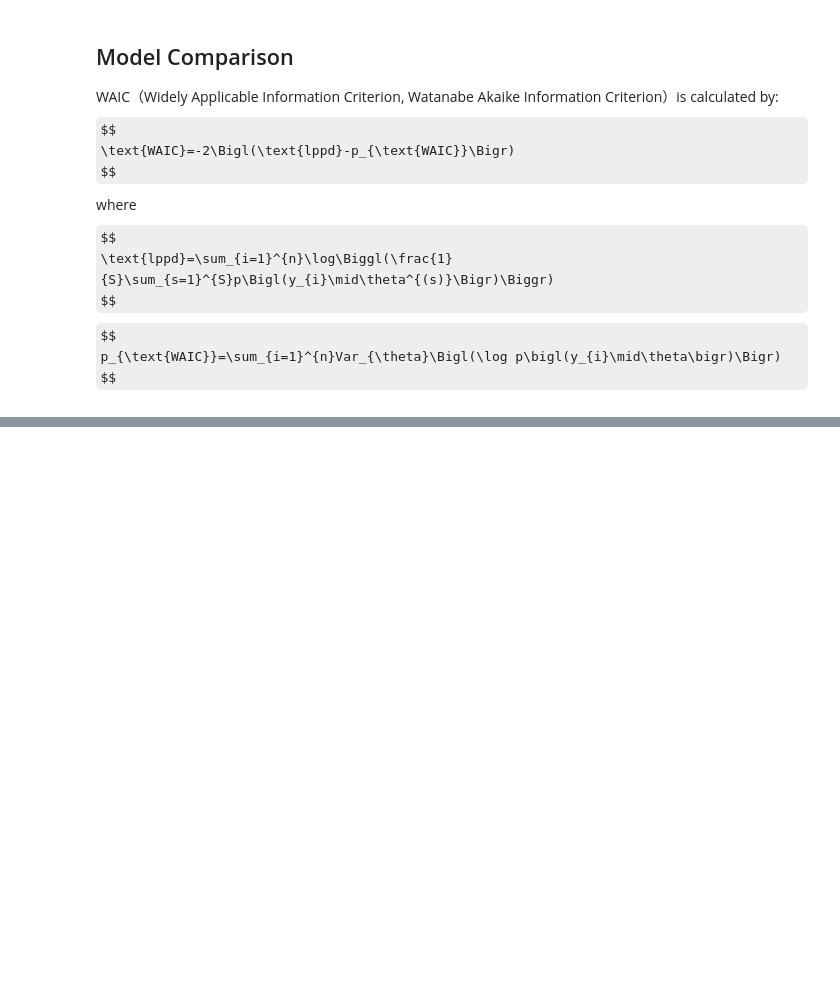
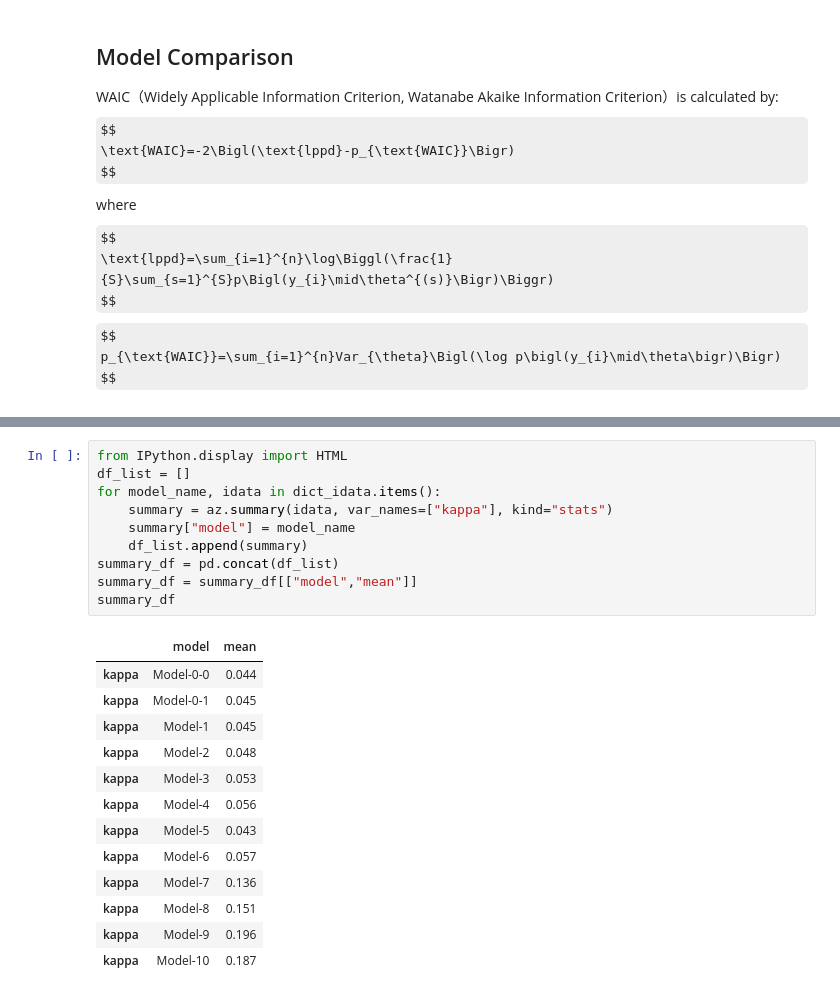
Before and after one commit to Ichikawa-Satoshi/NKPC_HSA_MCMC, a Jupyter notebook: code/main.ipynb, the cells around one changed output, grey strips where cells are left out. Drawn from its saved outputs; the diff is of its cells as text; some formulas as TeX source; blank space fills up the shorter version.

```diff
--- a/code/main.ipynb
+++ b/code/main.ipynb
@@ -715,0 +733,24 @@ plot_z(year, z_mean_9,z_lower_9, z_upper_9, Y)
+# %%
+from IPython.display import HTML
+df_list = []
+for model_name, idata in dict_idata.items():
+    summary = az.summary(idata, var_names=["kappa"], kind="stats")
+    summary["model"] = model_name
+    df_list.append(summary)
+summary_df = pd.concat(df_list)
+summary_df = summary_df[["model","mean"]]
+summary_df
+# %% [output]
+|  | model | mean |
+| kappa | Model-0-0 | 0.044 |
+| kappa | Model-0-1 | 0.045 |
+| kappa | Model-1 | 0.045 |
+| kappa | Model-2 | 0.048 |
+| kappa | Model-3 | 0.053 |
+| kappa | Model-4 | 0.056 |
+| kappa | Model-5 | 0.043 |
+| kappa | Model-6 | 0.057 |
+| kappa | Model-7 | 0.136 |
+| kappa | Model-8 | 0.151 |
+| kappa | Model-9 | 0.196 |
+| kappa | Model-10 | 0.187 |
```
Also changed, not shown: parts of 20 cells of this notebook, 4 other files.
